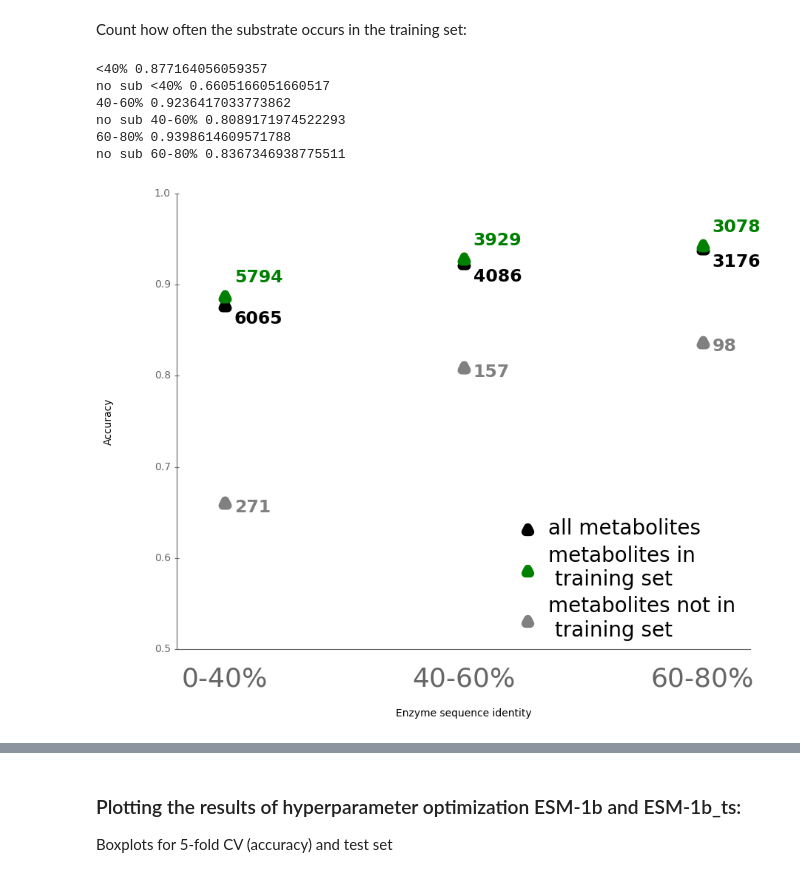
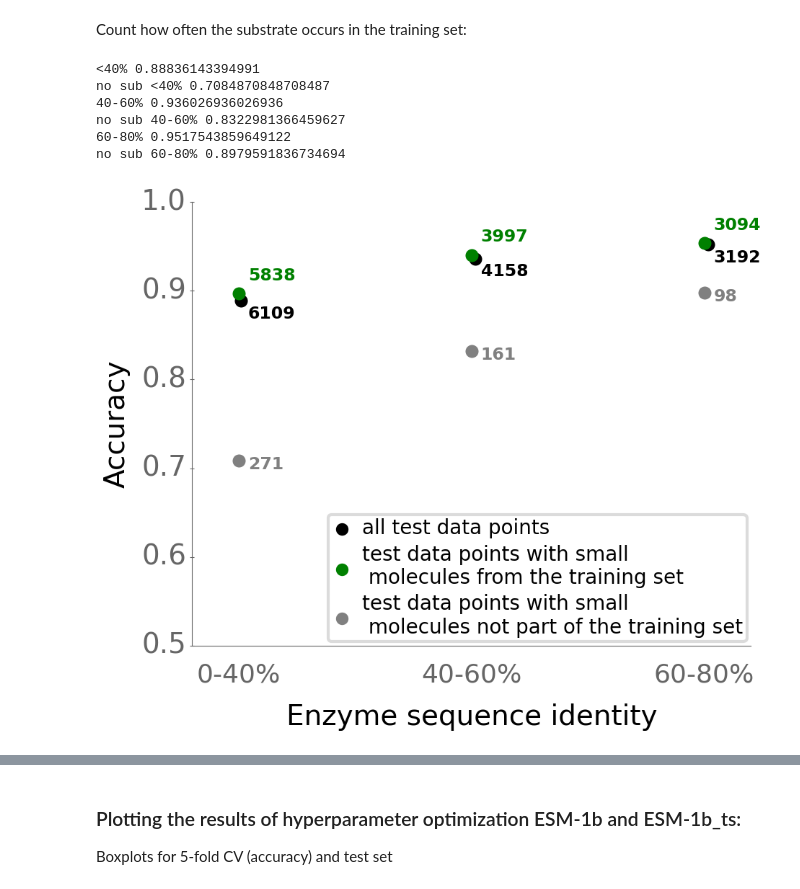
Before and after one commit to AlexanderKroll/ESP, a Jupyter notebook: notebooks_and_code/3 Plots and figures.ipynb, the cells around one changed output, grey strips where cells are left out. Cells and saved outputs as stored; diff of their text form; code cells hidden in the pictures.

```diff
--- a/notebooks_and_code/3 Plots and figures.ipynb
+++ b/notebooks_and_code/3 Plots and figures.ipynb
@@ -162,7 +172,7 @@ df_test = df_test.loc[df_test["ESM1b"] != ""]
 df_test = df_test.loc[df_test["type"] != "engqvist"]
 df_test = df_test.loc[df_test["GNN rep"] != ""]
 df_test.reset_index(inplace = True, drop = True)
-df_test["pred"] = np.load(join(CURRENT_DIR, ".." ,"data", "training_results", "y_test_pred_xgboost_ESM1b_ts_ECFP.npy"))
+df_test["pred"] = np.load(join(CURRENT_DIR, ".." ,"data", "training_results", "y_test_pred_xgboost_ESM1b_ts_GNN_pretrained.npy"))
 
 
 df_train = pd.read_pickle(join(CURRENT_DIR, ".." ,"data","splits", "df_train_with_ESM1b_ts_GNN.pkl"))
@@ -464,7 +472,7 @@ df_test = df_test.loc[df_test["ESM1b"] != ""]
 df_test = df_test.loc[df_test["type"] != "engqvist"]
 df_test = df_test.loc[df_test["GNN rep"] != ""]
 df_test.reset_index(inplace = True, drop = True)
-df_test["pred"] = np.load(join(CURRENT_DIR, ".." ,"data", "training_results", "y_test_pred_xgboost_ESM1b_ts_ECFP.npy"))
+df_test["pred"] = np.load(join(CURRENT_DIR, ".." ,"data", "training_results", "y_test_pred_xgboost_ESM1b_ts_GNN_pretrained.npy"))
 
 
 df_train = pd.read_pickle(join(CURRENT_DIR, ".." ,"data","splits", "df_train_with_ESM1b_ts.pkl"))
@@ -531,47 +539,48 @@ for i, split in enumerate(splits):
 
 
     print(split, acc)
     print("no sub", split, acc_no_sub)
     if i ==0:
-        plt.scatter(i, acc, c='black', marker='^', linewidths= 8,
-                    label ="all metabolites")
-        plt.scatter(i, acc_sub, c='green', marker='^', linewidths= 8,
-                    label ="metabolites in \n training set")
-        plt.scatter(i, acc_no_sub, c='grey', marker='^', linewidths= 8,
-                    label ="metabolites not in \n training set")
+        plt.scatter(i+0.01, acc, c='black', marker='o', linewidths= 8,
+                    label ="all test data points")
+        plt.scatter(i, acc_sub, c='green', marker='o', linewidths= 8,
+                    label ="test data points with small\n molecules from the training set")
+        plt.scatter(i, acc_no_sub, c='grey', marker='o', linewidths= 8,
+                    label ="test data points with small\n molecules not part of the training set")
         ax.annotate(len(y_pred), (i+0.04, acc-0.02), fontsize=17, c= "black", weight = "bold")
         ax.annotate(len(y_pred_sub), (i+0.04, acc_sub+0.015), fontsize=17, c='green', weight = "bold")
         ax.annotate(len(y_pred_no_sub), (i+0.04, acc_no_sub-0.01), fontsize=17, c='grey', weight = "bold")
 
     else:
-        plt.scatter(i, acc, c='black', marker='^', linewidths= 8)
-        plt.scatter(i, acc_sub, c='green', marker='^', linewidths= 8)
-        plt.scatter(i, acc_no_sub, c='grey', marker='^', linewidths= 8)
+        plt.scatter(i+0.015, acc, c='black', marker='o', linewidths= 8)
+        plt.scatter(i, acc_sub, c='green', marker='o', linewidths= 8)
+        plt.scatter(i, acc_no_sub, c='grey', marker='o', linewidths= 8)
         ax.annotate(len(y_pred), (i+0.04, acc-0.02), fontsize=17, c = "black", weight = "bold")
         ax.annotate(len(y_pred_sub), (i+0.04, acc_sub+0.015), fontsize=17, c='green', weight = "bold")
         ax.annotate(len(y_pred_no_sub), (i+0.04, acc_no_sub-0.01), fontsize=17,  c='grey', weight = "bold")
 
 
 ticks2 = np.array([0,1,2])
 labs = ["0-40%", "40-60%", "60-80%"]
 ax.set_xticks(ticks2)
 ax.set_xticklabels(labs,  y= -0.03, fontsize=26)
 ax.tick_params(axis='x', length=0, rotation = 0)
 
 plt.ylim((0.5,1))
 plt.xlim((-0.2, 2.2))
-plt.legend(loc = "lower right", fontsize=20)
+leg = plt.legend(loc = "lower right", fontsize=20, frameon=True)
+leg.get_frame().set_linewidth(3.0)
 plt.ylabel('Accuracy')
 plt.xlabel('Enzyme sequence identity')
 ax.yaxis.set_label_coords(-0.11, 0.5)
 ax.xaxis.set_label_coords(0.5,-0.13)
 
 plt.show()
 # %% [output]
-<40% 0.877164056059357
-no sub <40% 0.6605166051660517
-40-60% 0.9236417033773862
-no sub 40-60% 0.8089171974522293
-60-80% 0.9398614609571788
-no sub 60-80% 0.8367346938775511
+<40% 0.88836143394991
+no sub <40% 0.7084870848708487
+40-60% 0.936026936026936
+no sub 40-60% 0.8322981366459627
+60-80% 0.9517543859649122
+no sub 60-80% 0.8979591836734694
-[figure, old version]
+[figure, new version]
```
Also changed, not shown: parts of 42 cells of this notebook, 6 other files.
